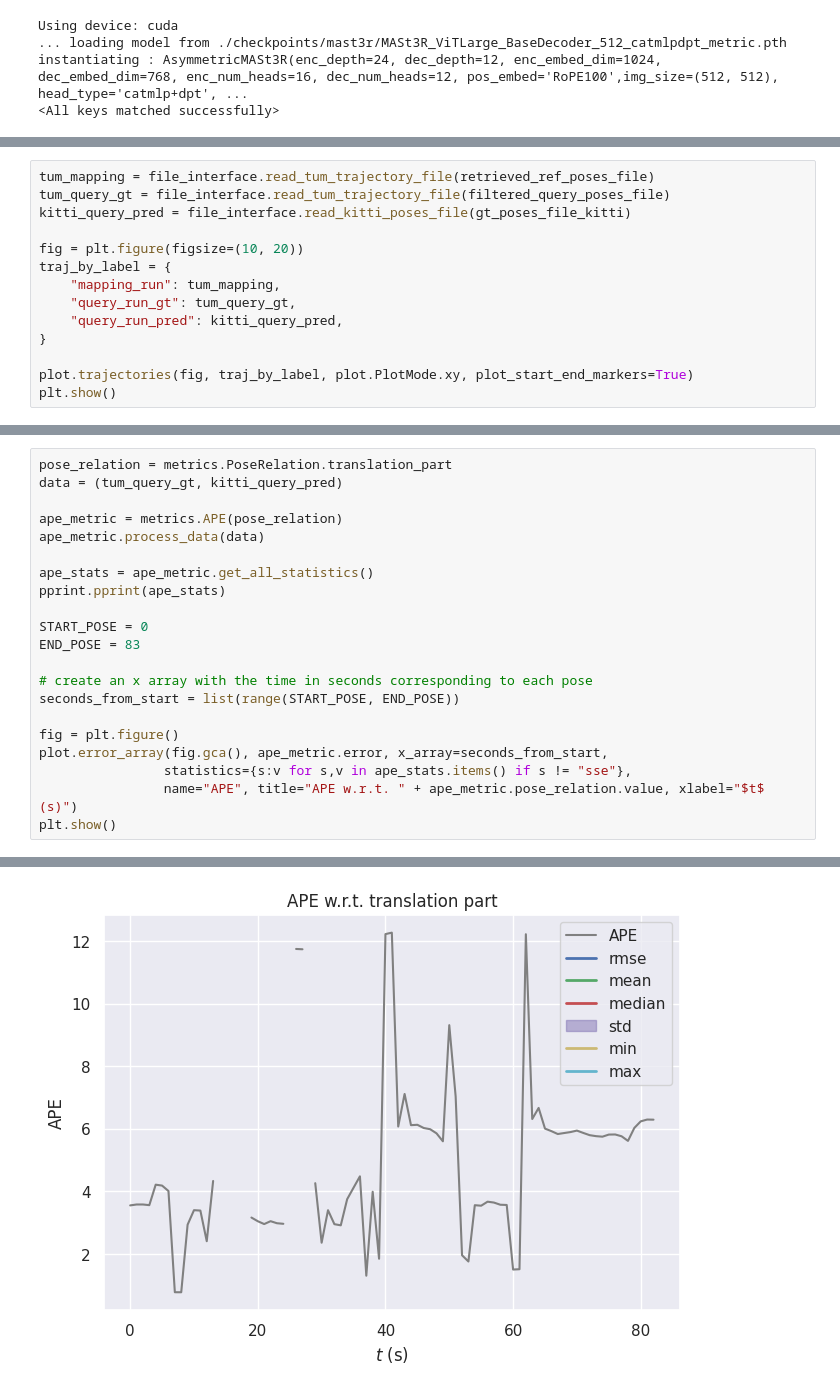
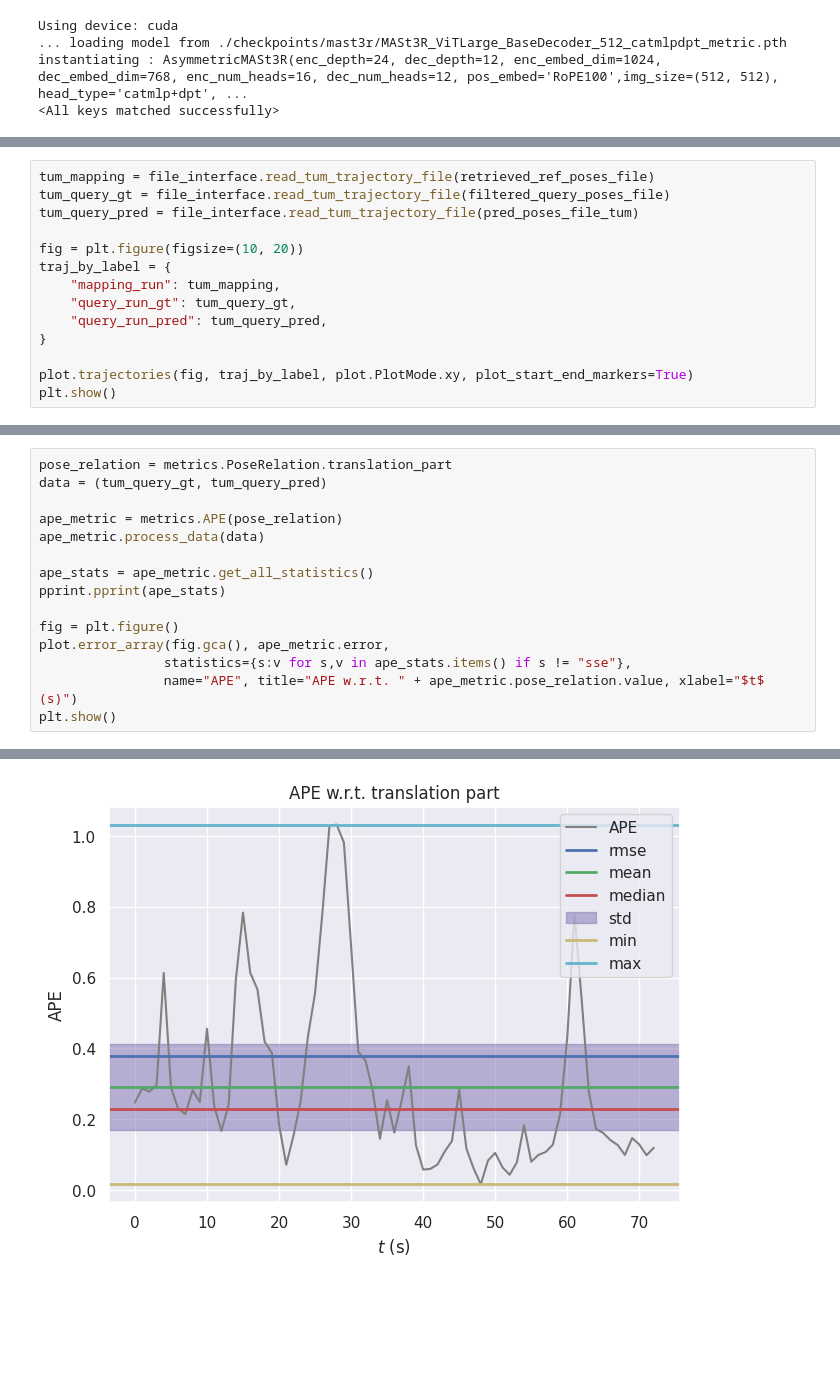
Before and after one commit to rjeye/mast3r-vloc, a Jupyter notebook: notebooks/exp-1-localize-rrclab.ipynb, the cells around one changed output, grey strips where cells are left out. Saved outputs shown, nothing was run; the diff lists cells and outputs as text; blank space fills up the shorter version.

```diff
--- a/notebooks/exp-1-localize-rrclab.ipynb
+++ b/notebooks/exp-1-localize-rrclab.ipynb
@@ -312,13 +320,13 @@ view1: tensor([[288, 512]], dtype=torch.int32), pred1: torch.Size([1, 288, 512,
 # %%
 tum_mapping = file_interface.read_tum_trajectory_file(retrieved_ref_poses_file)
 tum_query_gt = file_interface.read_tum_trajectory_file(filtered_query_poses_file)
-kitti_query_pred = file_interface.read_kitti_poses_file(gt_poses_file_kitti)
+tum_query_pred = file_interface.read_tum_trajectory_file(pred_poses_file_tum)
 
 fig = plt.figure(figsize=(10, 20))
 traj_by_label = {
     "mapping_run": tum_mapping,
     "query_run_gt": tum_query_gt,
-    "query_run_pred": kitti_query_pred,
+    "query_run_pred": tum_query_pred,
 }
 
 plot.trajectories(fig, traj_by_label, plot.PlotMode.xy, plot_start_end_markers=True)
@@ -328,6 +336,6 @@ plt.show()
 # %%
 pose_relation = metrics.PoseRelation.translation_part
-data = (tum_query_gt, kitti_query_pred)
+data = (tum_query_gt, tum_query_pred)
 
 ape_metric = metrics.APE(pose_relation)
 ape_metric.process_data(data)
@@ -335,14 +343,8 @@ ape_metric.process_data(data)
 ape_stats = ape_metric.get_all_statistics()
 pprint.pprint(ape_stats)
 
-START_POSE = 0
-END_POSE = 83
-
-# create an x array with the time in seconds corresponding to each pose
-seconds_from_start = list(range(START_POSE, END_POSE))
-
 fig = plt.figure()
-plot.error_array(fig.gca(), ape_metric.error, x_array=seconds_from_start,
+plot.error_array(fig.gca(), ape_metric.error,
                 statistics={s:v for s,v in ape_stats.items() if s != "sse"},
                 name="APE", title="APE w.r.t. " + ape_metric.pose_relation.value, xlabel="$t$ (s)")
 plt.show()
@@ -357,4 +359,4 @@ plt.show()
-[figure, old version]
+[figure, new version]
 # %%
 plot_mode = plot.PlotMode.xy
 fig = plt.figure(figsize=(15, 5))
```
Also changed, not shown: parts of 10 cells of this notebook, 4 other files.
